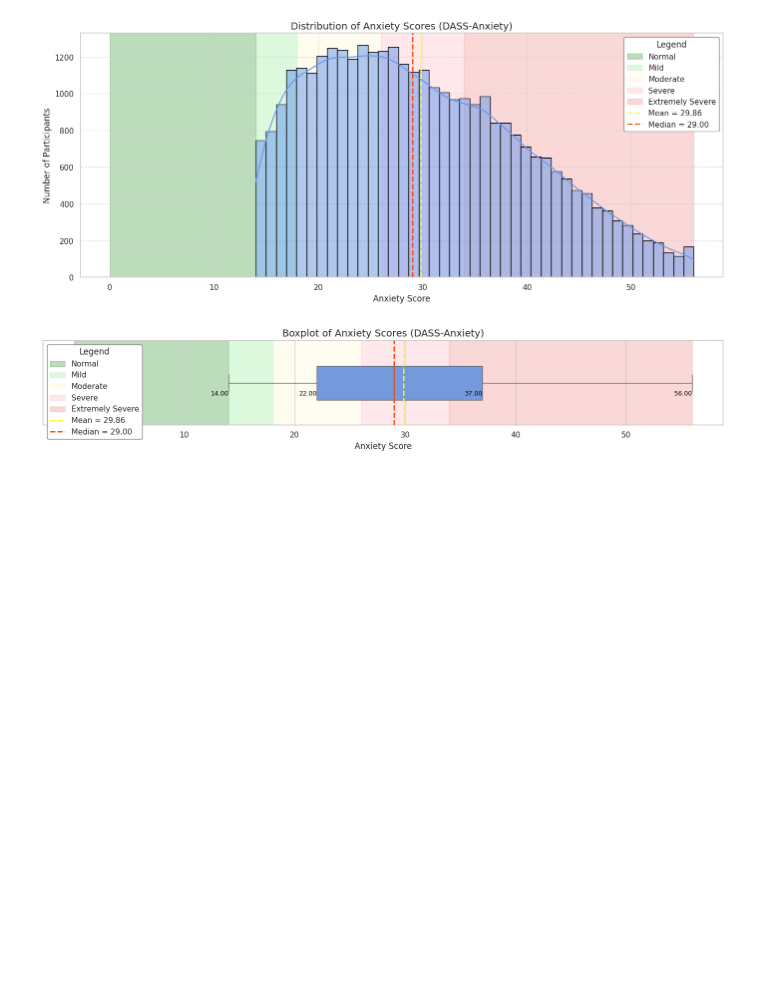
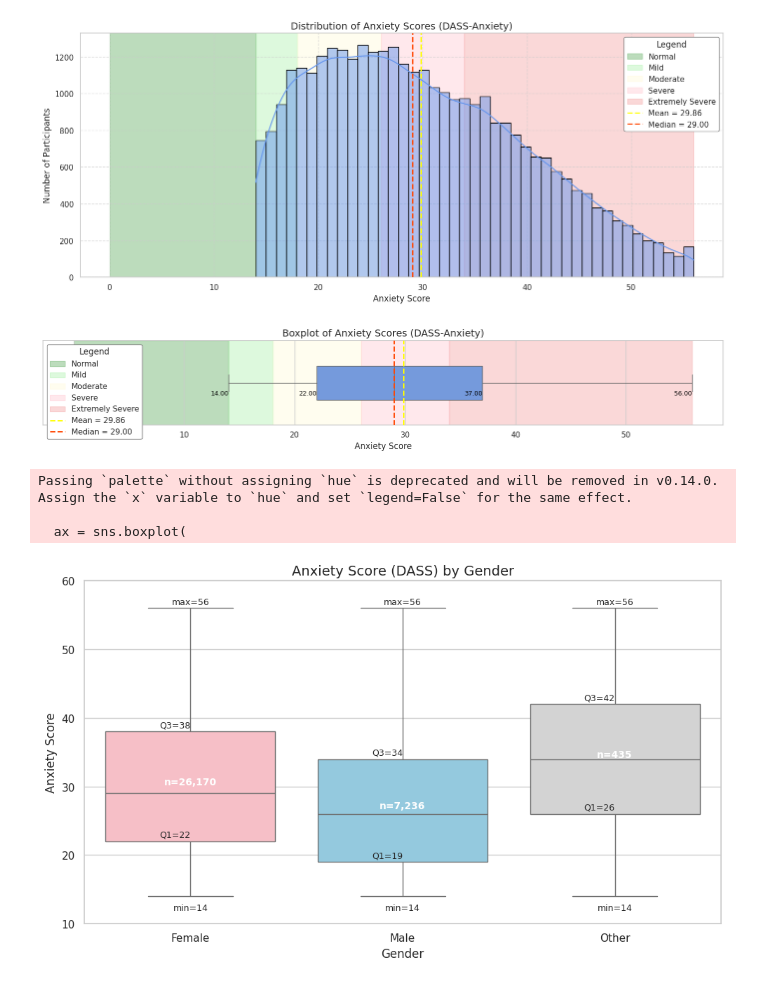
Before and after one commit to vrelvape/individual-project-mental-health, a Jupyter notebook: notebooks/01_exploration.ipynb, the cells around one changed output. Drawn from its saved outputs; the diff is of its cells as text; code cells hidden in the pictures; blank space fills up the shorter version.

```diff
--- a/notebooks/01_exploration.ipynb
+++ b/notebooks/01_exploration.ipynb
@@ -831,3 +831,43 @@ plt.tight_layout()
 plt.show()
 # %% [output]
 [figure]
+# %%
+# 🔹 Créer la figure
+plt.figure(figsize=(10, 6))
+ax = sns.boxplot(
+    x="gender_clean",
+    y="dassanxiety",
+    data=gender_filtered_df,
+    palette=palette,
+    showmeans=False
+)
+
+# 🔹 Limites de l’axe Y pour aérer
+ax.set_ylim(10, 60)
+
+# 🔹 Ajouter min, Q1, Q3, max et effectif dans chaque boîte
+for i, gender in enumerate(remaining_genders):
+    scores = gender_filtered_df[gender_filtered_df["gender_clean"] == gender]["dassanxiety"]
+    min_val = scores.min()
+    q1 = scores.quantile(0.25)
+    q3 = scores.quantile(0.75)
+    max_val = scores.max()
+    count = group_counts[gender]
+
+    ax.text(i, min_val - 1, f"min={min_val:.0f}", ha='center', va='top', fontsize=9)
+    ax.text(i, q1 + 0.3, f"Q1={q1:.0f}", ha='right', va='bottom', fontsize=9)
+    ax.text(i, q3 + 0.3, f"Q3={q3:.0f}", ha='right', va='bottom', fontsize=9)
+    ax.text(i, max_val + 0.3, f"max={max_val:.0f}", ha='center', va='bottom', fontsize=9)
+    ax.text(i, (q1 + q3) / 2, f"n={count:,}", ha='center', va='bottom', fontsize=10, weight='bold', color='white')
+
+# 🔹 Finalisation
+ax.set_title("Anxiety Score (DASS) by Gender", fontsize=14)
+ax.set_xlabel("Gender", fontsize=12)
+ax.set_ylabel("Anxiety Score", fontsize=12)
+plt.tight_layout()
+plt.show()
+# %% [output]
+Passing `palette` without assigning `hue` is deprecated and will be removed in v0.14.0. Assign the `x` variable to `hue` and set `legend=False` for the same effect.
+
+  ax = sns.boxplot(
+[figure, added]
```
Also changed, not shown: parts of 4 cells of this notebook.
